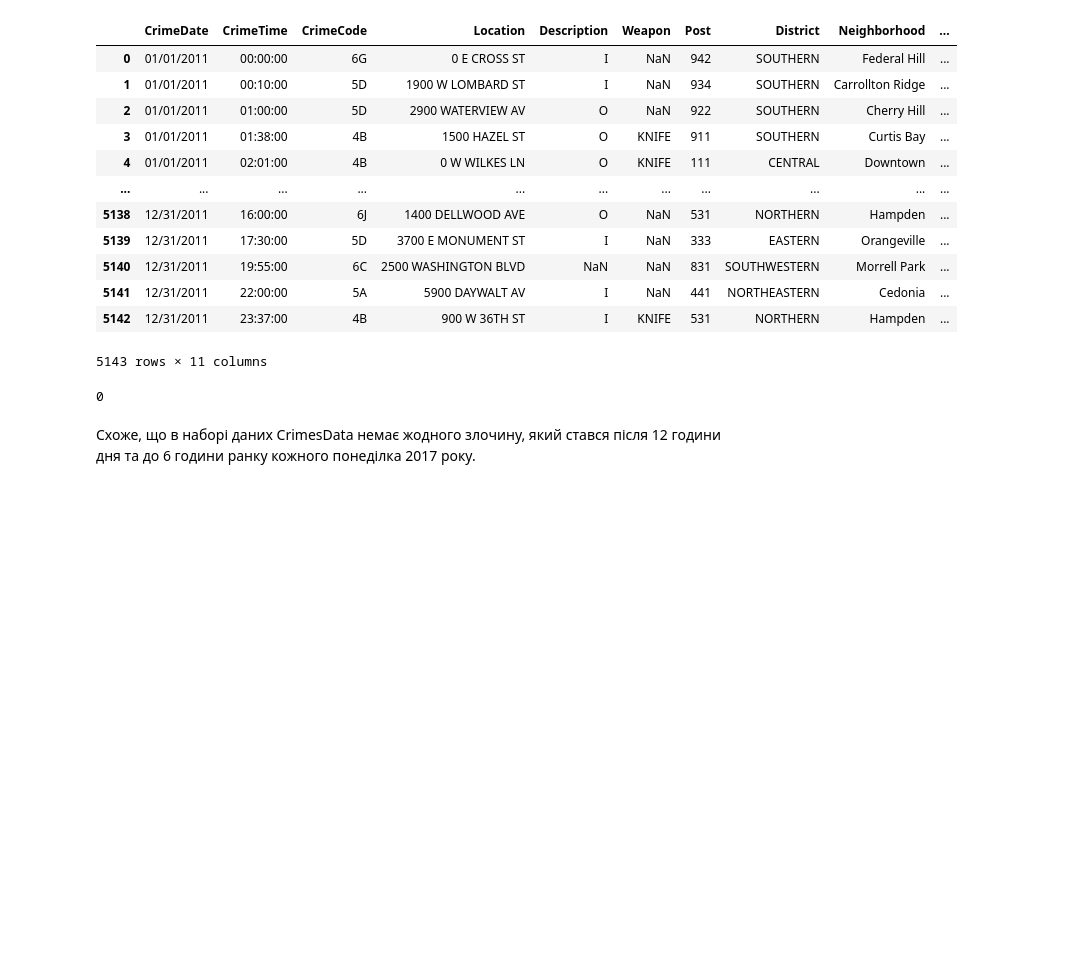
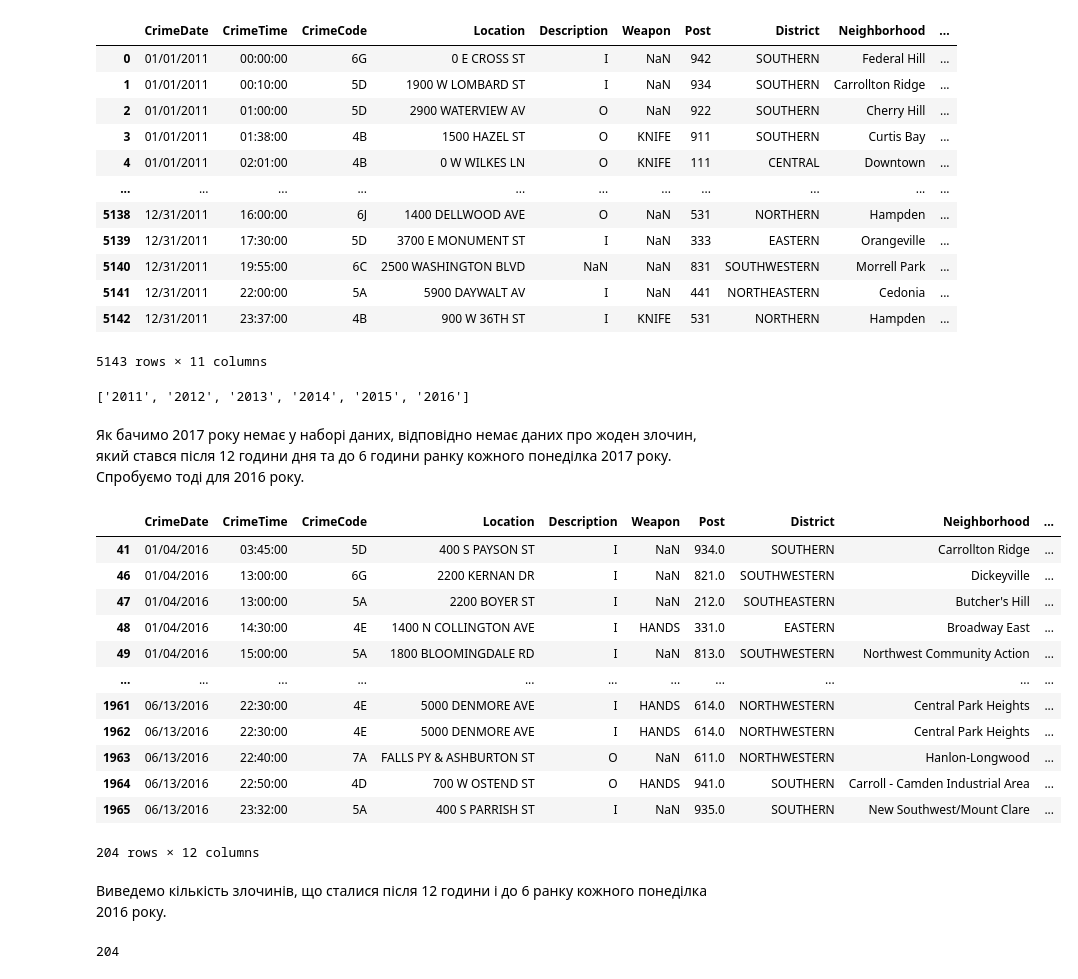
Before and after one commit to hxrv0q/static-analysis, a Jupyter notebook: src/pandas.ipynb, the cells around one changed output. Cells and saved outputs as stored; diff of their text form; code cells hidden in the pictures; blank space fills up the shorter version.

```diff
--- a/src/pandas.ipynb
+++ b/src/pandas.ipynb
@@ -141,33 +141,43 @@ crimes_df
 | 5141 | 12/31/2011 | 22:00:00 | 5A | 5900 DAYWALT AV | I | NaN | 441 | NORTHEASTERN | Cedonia | ... |
 | 5142 | 12/31/2011 | 23:37:00 | 4B | 900 W 36TH ST | I | KNIFE | 531 | NORTHERN | Hampden | ... |
 5143 rows × 11 columns
+# %%
+pd.ExcelFile('CrimesData.xlsx').sheet_names
+# %% [output]
+['2011', '2012', '2013', '2014', '2015', '2016']
+# %% [markdown]
+Як бачимо 2017 року немає у наборі даних, відповідно немає даних про жоден злочин, який стався після 12 години дня та до 6 години ранку кожного понеділка 2017 року. Спробуємо тоді для 2016 року.
 # %%
-sheet_names = pd.ExcelFile("CrimesData.xlsx").sheet_names
+crimes_df = pd.read_excel("CrimesData.xlsx", sheet_name="2016")
+crimes_df["DateTime"] = pd.to_datetime(
+    crimes_df["CrimeDate"] + " " + crimes_df["CrimeTime"],
+    format="mixed",
+    errors="coerce",
+)
+filtered_crimes = crimes_df[
+    (crimes_df["DateTime"].dt.year == 2016)
+    & (crimes_df["DateTime"].dt.dayofweek == 0)
+    & ((crimes_df["DateTime"].dt.hour > 12) | (crimes_df["DateTime"].dt.hour < 6))
+]
 
-monday_crimes_2017 = []
-
-for sheet_name in sheet_names:
-    crimes_df = pd.read_excel("CrimesData.xlsx", sheet_name=sheet_name)
-
-    crimes_df["DateTime"] = pd.to_datetime(
-        crimes_df["CrimeDate"] + " " + crimes_df["CrimeTime"],
-        format="mixed",
-        errors="coerce",
-    )
-
-    filtered_crimes = crimes_df[
-        (crimes_df["DateTime"].dt.year == 2017)
-        & (crimes_df["DateTime"].dt.dayofweek == 0)
-        & ((crimes_df["DateTime"].dt.hour > 12) | (crimes_df["DateTime"].dt.hour < 6))
-    ]
-
-    monday_crimes_2017.append(filtered_crimes)
-
-
-number_of_monday_crimes_2017 = pd.concat(monday_crimes_2017).shape[0]
-
-number_of_monday_crimes_2017
+filtered_crimes
 # %% [output]
+|  | CrimeDate | CrimeTime | CrimeCode | Location | Description | Weapon | Post | District | Neighborhood | ... |
+| 41 | 01/04/2016 | 03:45:00 | 5D | 400 S PAYSON ST | I | NaN | 934.0 | SOUTHERN | Carrollton Ridge | ... |
+| 46 | 01/04/2016 | 13:00:00 | 6G | 2200 KERNAN DR | I | NaN | 821.0 | SOUTHWESTERN | Dickeyville | ... |
+| 47 | 01/04/2016 | 13:00:00 | 5A | 2200 BOYER ST | I | NaN | 212.0 | SOUTHEASTERN | Butcher's Hill | ... |
+| 48 | 01/04/2016 | 14:30:00 | 4E | 1400 N COLLINGTON AVE | I | HANDS | 331.0 | EASTERN | Broadway East | ... |
+| 49 | 01/04/2016 | 15:00:00 | 5A | 1800 BLOOMINGDALE RD | I | NaN | 813.0 | SOUTHWESTERN | Northwest Community Action | ... |
+| ... | ... | ... | ... | ... | ... | ... | ... | ... | ... | ... |
+| 1961 | 06/13/2016 | 22:30:00 | 4E | 5000 DENMORE AVE | I | HANDS | 614.0 | NORTHWESTERN | Central Park Heights | ... |
+| 1962 | 06/13/2016 | 22:30:00 | 4E | 5000 DENMORE AVE | I | HANDS | 614.0 | NORTHWESTERN | Central Park Heights | ... |
+| 1963 | 06/13/2016 | 22:40:00 | 7A | FALLS PY & ASHBURTON ST | O | NaN | 611.0 | NORTHWESTERN | Hanlon-Longwood | ... |
+| 1964 | 06/13/2016 | 22:50:00 | 4D | 700 W OSTEND ST | O | HANDS | 941.0 | SOUTHERN | Carroll - Camden Industrial Area | ... |
+| 1965 | 06/13/2016 | 23:32:00 | 5A | 400 S PARRISH ST | I | NaN | 935.0 | SOUTHERN | New Southwest/Mount Clare | ... |
-0
+204 rows × 12 columns
 # %% [markdown]
-Схоже, що в наборі даних CrimesData немає жодного злочину, який стався після 12 години дня та до 6 години ранку кожного понеділка 2017 року.
+Виведемо кількість злочинів, що сталися після 12 години і до 6 ранку кожного понеділка 2016 року.
+# %%
+filtered_crimes.shape[0]
+# %% [output]
+204
```
